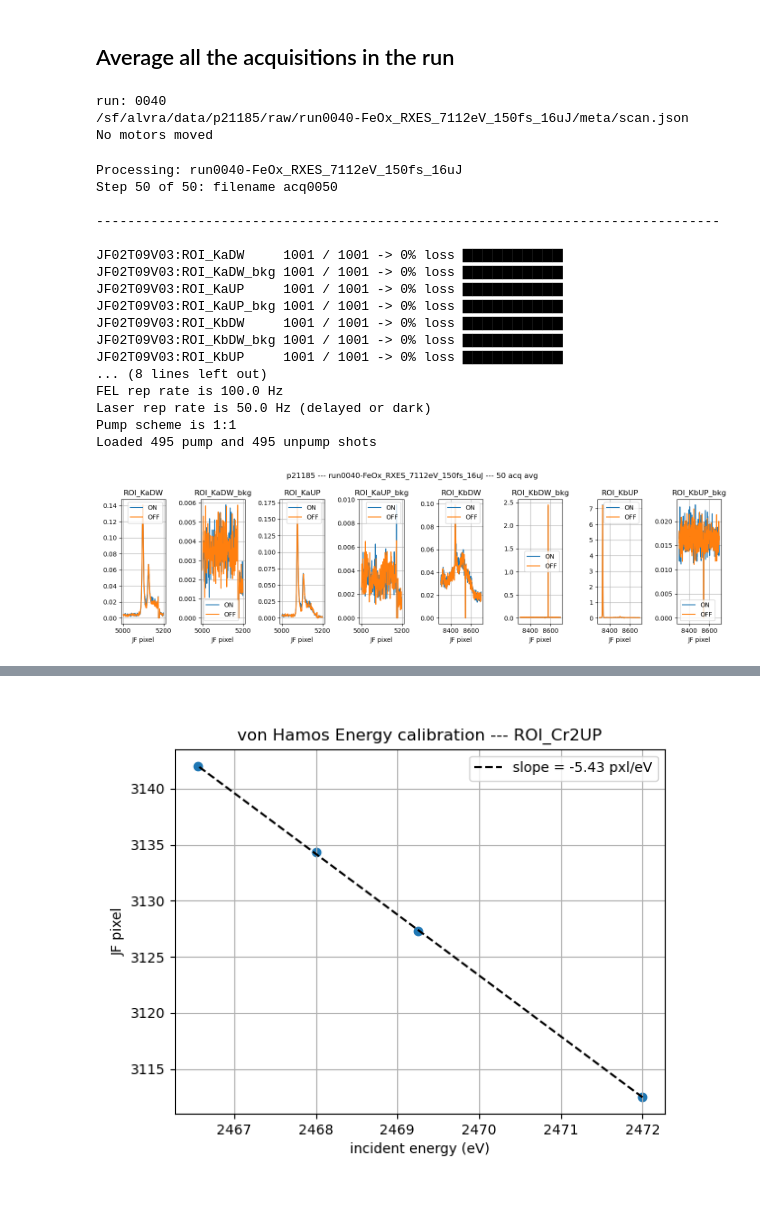
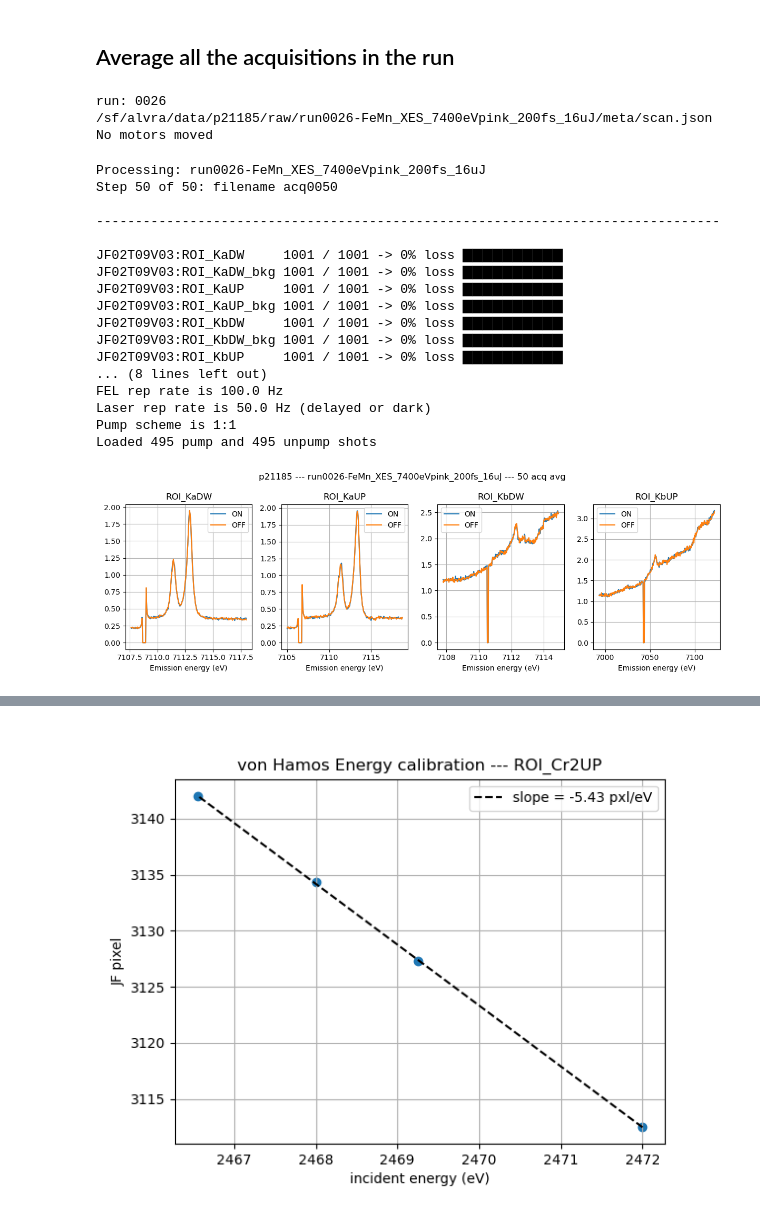
Before and after one commit to paulscherrerinstitute/alvra_beamline_scripts, a Jupyter notebook: XES_pump_probe_ROIs.ipynb, the cells around one changed output, grey strips where cells are left out. Saved outputs shown, nothing was run; the diff lists cells and outputs as text; code cells hidden in the pictures.

```diff
--- a/XES_pump_probe_ROIs.ipynb
+++ b/XES_pump_probe_ROIs.ipynb
@@ -49,8 +49,8 @@ run: 0026
 /sf/alvra/data/p21185/raw/run0026-FeMn_XES_7400eVpink_200fs_16uJ/meta/scan.json
 No motors moved
 # %%
-threshold_low = 0
-threshold_high = 100
+threshold_low = 2
+threshold_high = 10
 
 chosen_point = None
 
@@ -86,9 +86,9 @@ Pump scheme is 1:1
 Loaded 495 pump and 495 unpump shots
 ------------------------------
 # %%
-fig, axs = plt.subplots(nrows=1, ncols=len(ROIs), figsize=(10,4))
+fig, axs = plt.subplots(nrows=1, ncols=len(ROIs[0::2]), figsize=(12,4))
 plt.suptitle(titlestring)
-for i, (key, ax) in enumerate(zip(ROIs, axs.flatten())):
+for i, (key, ax) in enumerate(zip(ROIs[0::2], axs.flatten())):
     roi2plot = np.average(thr_off[key], axis = 0)
     #xaxis = np.arange(0,29,1)
     xaxis = np.arange(np.array(meta[key+'-roi']).flatten()[-2], np.array(meta[key+'-roi']).flatten()[-1], 1)
@@ -98,5 +98,6 @@ for i, (key, ax) in enumerate(zip(ROIs, axs.flatten())):
     #plt.pcolormesh(roi2plot, vmax=None)
     plt.colorbar()
     plt.title(key.split(':')[-1])
+    plt.xlabel('JF pixel')
 plt.tight_layout()
 # %% [output]
@@ -104,9 +105,9 @@ plt.tight_layout()
 # %%
 bin_ = 1
 
-fig, axs = plt.subplots(nrows=1, ncols=len(ROIs), figsize=(10,4))
+fig, axs = plt.subplots(nrows=1, ncols=len(ROIs[0::2]), figsize=(10,4))
 plt.suptitle(titlestring)
-for i, (key, ax) in enumerate(zip(ROIs, axs.flatten())):
+for i, (key, ax) in enumerate(zip(ROIs[0::2], axs.flatten())):
     spec2plot_on = spectrum_on[key]
     spec2plot_off = spectrum_off[key]
     plt.sca(ax)
@@ -154,7 +155,7 @@ plt.show()
 ## Average all the acquisitions in the run
 # %%
 pgroup='p21185'
-runnumber = 40
+runnumber = 26
 print ('run: {:04d}'.format(runnumber))
 
 #############################################################
@@ -175,8 +176,8 @@ if scan.parameters['scan_name'] != 'dummy':
 else:
     print ('No motors moved')
 # %% [output]
-run: 0040
-/sf/alvra/data/p21185/raw/run0040-FeOx_RXES_7112eV_150fs_16uJ/meta/scan.json
+run: 0026
+/sf/alvra/data/p21185/raw/run0026-FeMn_XES_7400eVpink_200fs_16uJ/meta/scan.json
 No motors moved
 # %%
 threshold_low = 5
@@ -210,7 +211,7 @@ os.makedirs(reducedir+run_name, exist_ok=True)
 if saveflag:
     save_data_XES_ROIs(reducedir, run_name, spectra_on, spectra_off, ROIs, meta)
 # %% [output]
-Processing: run0040-FeOx_RXES_7112eV_150fs_16uJ
+Processing: run0026-FeMn_XES_7400eVpink_200fs_16uJ
 Step 50 of 50: filename acq0050
 
 --------------------------------------------------------------------------------
@@ -241,41 +242,59 @@ for key in ROIs:
     s_on[key] = son
     s_off[key] = soff
 # %%
+energy_calib = True
+Loaddir = '../Claudio/Reduced_RIXS/Energy_calib/'
+
 fitelastic = False
 bin_ = 1
 
-fig, axs = plt.subplots(nrows=1, ncols=len(ROIs), figsize=(14,4))
+########################################
+import pickle
+try:
+    with open(Loaddir+'calibration.pkl', 'rb') as f:
+        calibration = pickle.load(f)
+except:
+    print ('No energy calibration file found!')
+
+fig, axs = plt.subplots(nrows=1, ncols=len(ROIs[0::2]), figsize=(12,4))
 plt.suptitle(titlestring+' --- {} acq avg'.format(len(spectra_on)))
-for i, (key, ax) in enumerate(zip(ROIs, axs.flatten())):
-    spec2plot_on = s_on[key]
-    spec2plot_off = s_off[key]
+for i, (ROI, ax) in enumerate(zip(ROIs[0::2], axs.flatten())):
+    spec2plot_on = s_on[ROI]
+    spec2plot_off = s_off[ROI]
     plt.sca(ax)
-    xaxis = np.arange(np.array(meta[key+'-roi']).flatten()[-2], np.array(meta[key+'-roi']).flatten()[-1], 1)
+
+    xaxis = np.arange(np.array(meta[ROI+'-roi']).flatten()[-2], np.array(meta[ROI+'-roi']).flatten()[-1], 1)
     x_axis_rebin, spectrum_ON_rebin, spectrum_OFF_rebin, low_err, high_err = plot_tool(spec2plot_on, spec2plot_off, xaxis, bin_)
+
+    if energy_calib:
+        m,b = calibration[ROI]
+        x_axis_rebin = m*x_axis_rebin + b
+        xlabel = 'Emission energy (eV)'
+
     plt.plot(x_axis_rebin, spectrum_ON_rebin, label = 'ON')
     plt.plot(x_axis_rebin, spectrum_OFF_rebin, label = 'OFF')
 
     if fitelastic:
         spectrum_toFit = np.copy(spectrum_ON_rebin[:190])
         Energy_eV_toFit = np.copy(x_axis_rebin[:190])
         fit = Fit(gaussian, estimate_gaussian_parameters)
         fit.estimate(Energy_eV_toFit, spectrum_toFit)
         fit.fit(Energy_eV_toFit,spectrum_toFit)
         spectrum_fit = fit.eval(Energy_eV_toFit)
         plt.plot(Energy_eV_toFit, spectrum_fit, label = 'fit', color='green')
         print ('peak = {:.2f}'.format(fit.popt[0]))
         print ('width = {:.2f}'.format(fit.popt[2]*2.355))
 
     #plt.ylim(0,0.05)
     #plt.xlim(3100,3180)
     #plt.xlim(1250,1450)
 
     #plt.plot(x_axis_rebin, spectrum_OFF_rebin, label = 'OFF')
     plt.legend (loc='best')
-    plt.title(key.split(':')[-1])
-    plt.xlabel('JF pixel')
+    plt.title(ROI.split(':')[-1])
+    plt.xlabel(xlabel)
     plt.grid()
 plt.tight_layout()
 # %% [output]
-[figure, old version]
+[figure, new version]
 # %%
```
Also changed, not shown: parts of 4 cells of this notebook, 3 other files.
